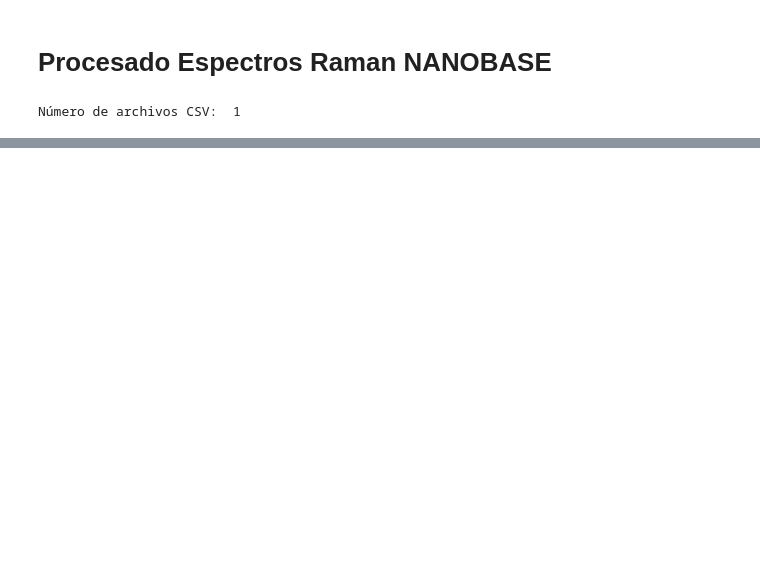
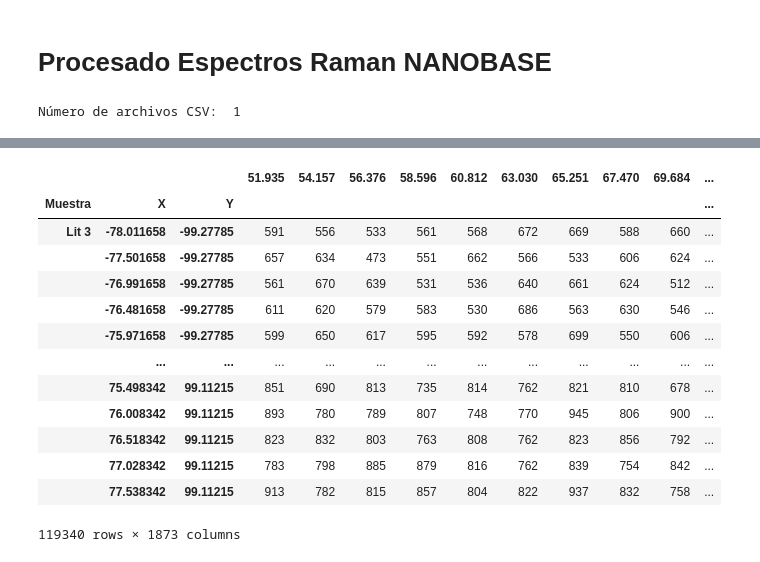
Before and after one commit to andreaperezasen/TFM-ML-Raman-Conchas-Arqueologicas, a Jupyter notebook: Code/Notebooks/procesado_nanobase.ipynb, the cells around one changed output, grey strips where cells are left out. Cells and saved outputs as stored; diff of their text form; code cells hidden in the pictures; blank space fills up the shorter version.

```diff
--- a/Code/Notebooks/procesado_nanobase.ipynb
+++ b/Code/Notebooks/procesado_nanobase.ipynb
@@ -56,3 +71,20 @@ data.to_csv(f'D:\OneDrive - UNICAN\Escritorio\Conchas\{nombre}.csv', index_col=[
+# %%
+data = data.drop(data.columns[data.columns.astype(float) < 50], axis=1)
+# %% [output]
+|  |  |  | 51.935 | 54.157 | 56.376 | 58.596 | 60.812 | 63.030 | 65.251 | 67.470 | 69.684 | ... |
+| Muestra | X | Y |  |  |  |  |  |  |  |  |  | ... |
+| Lit 3 | -78.011658 | -99.27785 | 591 | 556 | 533 | 561 | 568 | 672 | 669 | 588 | 660 | ... |
+|  | -77.501658 | -99.27785 | 657 | 634 | 473 | 551 | 662 | 566 | 533 | 606 | 624 | ... |
+|  | -76.991658 | -99.27785 | 561 | 670 | 639 | 531 | 536 | 640 | 661 | 624 | 512 | ... |
+|  | -76.481658 | -99.27785 | 611 | 620 | 579 | 583 | 530 | 686 | 563 | 630 | 546 | ... |
+|  | -75.971658 | -99.27785 | 599 | 650 | 617 | 595 | 592 | 578 | 699 | 550 | 606 | ... |
+|  | ... | ... | ... | ... | ... | ... | ... | ... | ... | ... | ... | ... |
+|  | 75.498342 | 99.11215 | 851 | 690 | 813 | 735 | 814 | 762 | 821 | 810 | 678 | ... |
+|  | 76.008342 | 99.11215 | 893 | 780 | 789 | 807 | 748 | 770 | 945 | 806 | 900 | ... |
+|  | 76.518342 | 99.11215 | 823 | 832 | 803 | 763 | 808 | 762 | 823 | 856 | 792 | ... |
+|  | 77.028342 | 99.11215 | 783 | 798 | 885 | 879 | 816 | 762 | 839 | 754 | 842 | ... |
+|  | 77.538342 | 99.11215 | 913 | 782 | 815 | 857 | 804 | 822 | 937 | 832 | 758 | ... |
+119340 rows × 1873 columns
 # %%
 #################### Pintar espectros medios #############################
 def avg_spectrum (data,
```
Also changed, not shown: parts of 4 cells of this notebook.
